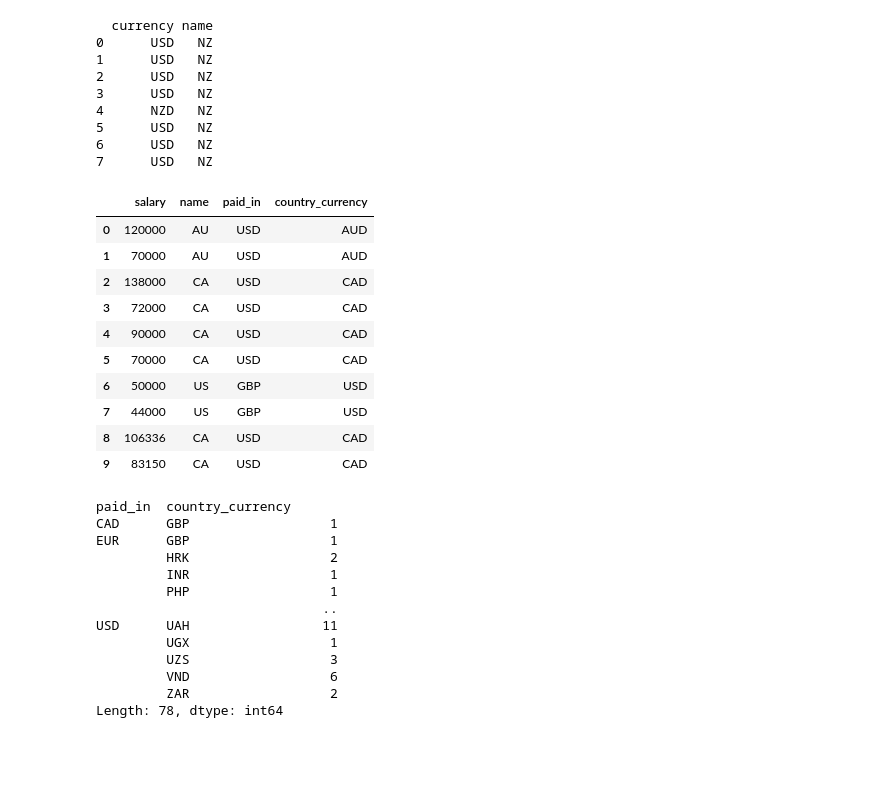
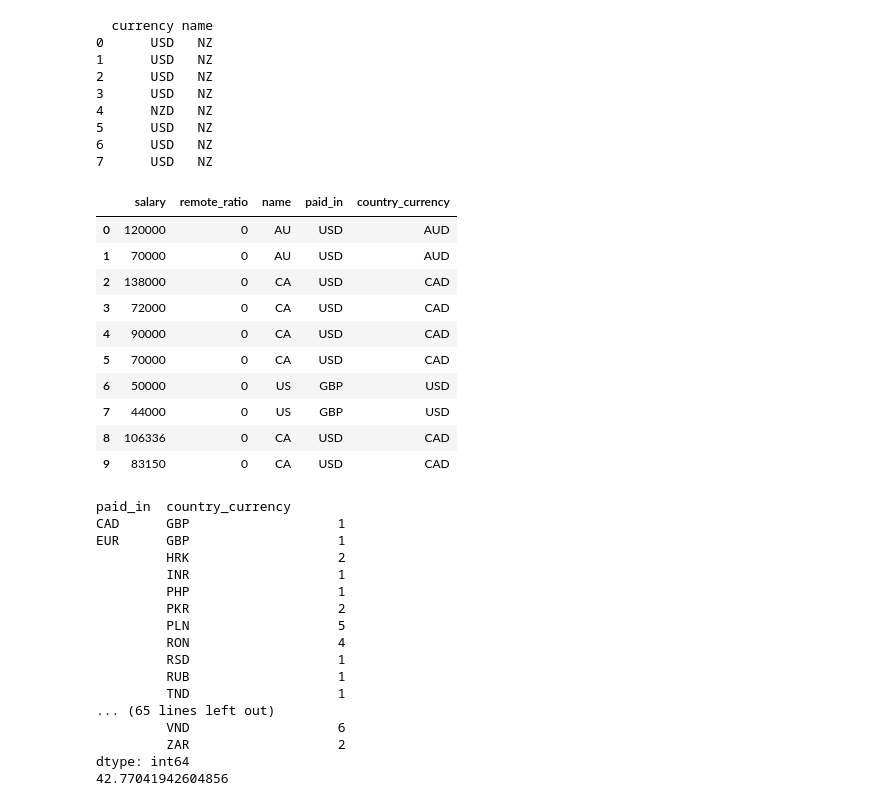
Before and after one commit to AdamYeisley/Group6, a Jupyter notebook: data_analysis.ipynb, the cells around one changed output. Saved outputs shown, nothing was run; the diff lists cells and outputs as text; code cells hidden in the pictures; blank space fills up the shorter version.

```diff
--- a/data_analysis.ipynb
+++ b/data_analysis.ipynb
@@ -353,38 +340,44 @@ COUNTRY_TO_CURRENCY = {
     "ZW": "ZWL",    # Zimbabwe (Zimbabwean Dollar / ZWL, note multiple versions exist)
 }
 # %%
-diffCurrency = pd.read_sql("SELECT e.salary, c.name, e.currency AS paid_in, m.cur AS country_currency FROM employee e " \
+diffCurrency = pd.read_sql("SELECT e.salary, e.remote_ratio, c.name, e.currency AS paid_in, m.cur AS country_currency FROM employee e " \
 "JOIN country c ON e.countryid = c.countryid " \
 "JOIN jsonb_each_text(%(mapping)s::jsonb) AS m(code, cur) ON c.name = m.code " \
 "WHERE e.currency <> m.cur", engine, params={"mapping": json.dumps(COUNTRY_TO_CURRENCY)})
 
 diffCurrency.head(10)
 # %% [output]
-|  | salary | name | paid_in | country_currency |
-| 0 | 120000 | AU | USD | AUD |
-| 1 | 70000 | AU | USD | AUD |
-| 2 | 138000 | CA | USD | CAD |
-| 3 | 72000 | CA | USD | CAD |
-| 4 | 90000 | CA | USD | CAD |
-| 5 | 70000 | CA | USD | CAD |
-| 6 | 50000 | US | GBP | USD |
-| 7 | 44000 | US | GBP | USD |
-| 8 | 106336 | CA | USD | CAD |
-| 9 | 83150 | CA | USD | CAD |
+|  | salary | remote_ratio | name | paid_in | country_currency |
+| 0 | 120000 | 0 | AU | USD | AUD |
+| 1 | 70000 | 0 | AU | USD | AUD |
+| 2 | 138000 | 0 | CA | USD | CAD |
+| 3 | 72000 | 0 | CA | USD | CAD |
+| 4 | 90000 | 0 | CA | USD | CAD |
+| 5 | 70000 | 0 | CA | USD | CAD |
+| 6 | 50000 | 0 | US | GBP | USD |
+| 7 | 44000 | 0 | US | GBP | USD |
+| 8 | 106336 | 0 | CA | USD | CAD |
+| 9 | 83150 | 0 | CA | USD | CAD |
 # %%
 diffCurrencySimplify = diffCurrency.groupby(['paid_in', 'country_currency']).size()
+pd.set_option('display.max_rows', None)
 print(diffCurrencySimplify)
+print(diffCurrency['remote_ratio'].mean())
 # %% [output]
 paid_in  country_currency
-CAD      GBP                  1
-EUR      GBP                  1
-         HRK                  2
-         INR                  1
-         PHP                  1
-                             ..
-USD      UAH                 11
-         UGX                  1
-         UZS                  3
-         VND                  6
-         ZAR                  2
-Length: 78, dtype: int64
+CAD      GBP                   1
+EUR      GBP                   1
+         HRK                   2
+         INR                   1
+         PHP                   1
+         PKR                   2
+         PLN                   5
+         RON                   4
+         RSD                   1
+         RUB                   1
+         TND                   1
+... (65 lines left out)
+         VND                   6
+         ZAR                   2
+dtype: int64
+42.77041942604856
```
Also changed, not shown: parts of 7 cells of this notebook, 3 other files.
